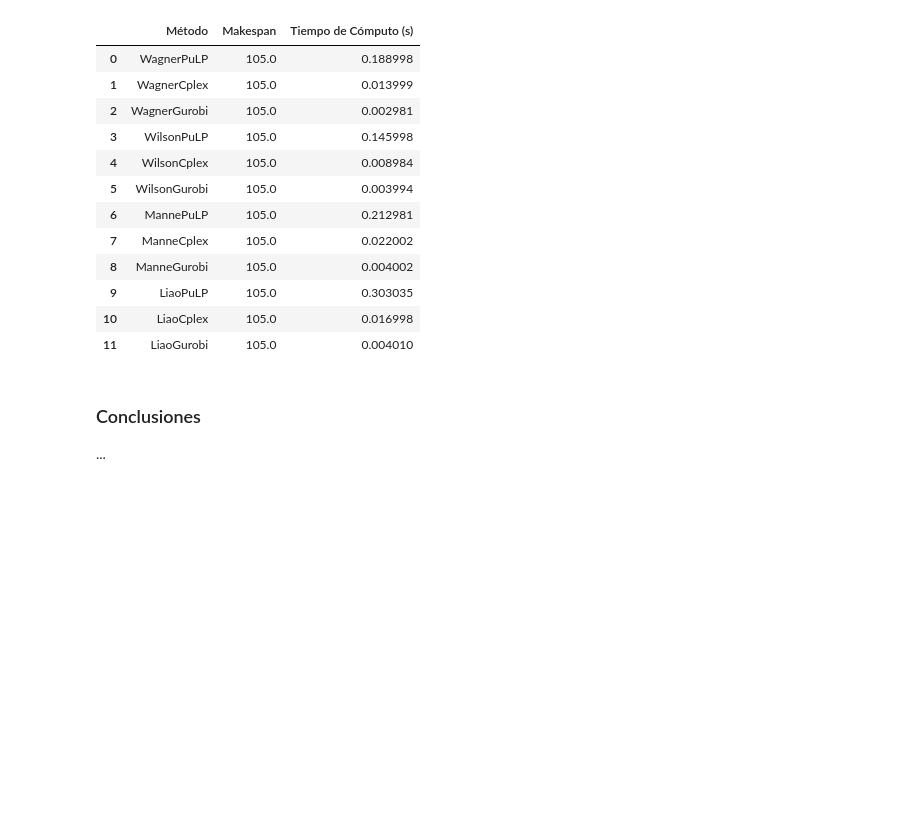
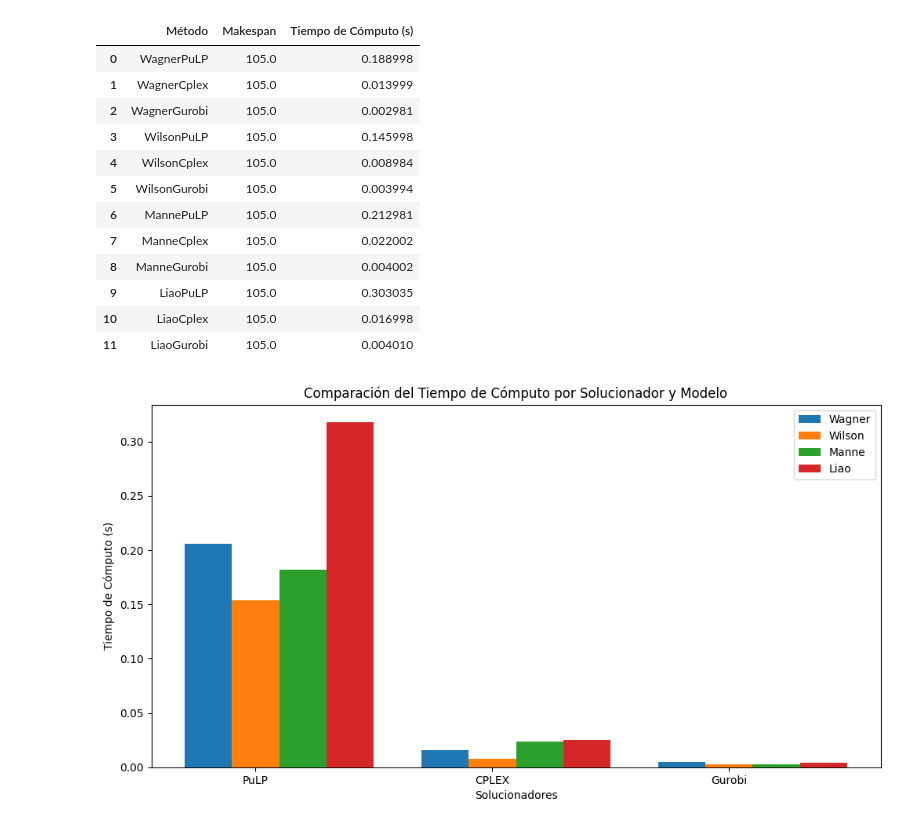
Before and after one commit to Luis-Valenzuela-Concha/Tarea3-Optimizacion, a Jupyter notebook: Tarea3.ipynb, the cells around one changed output. Saved outputs shown, nothing was run; the diff lists cells and outputs as text; code cells hidden in the pictures; blank space fills up the shorter version.

Commit message:
add grafica y conclusion

```diff
--- a/Tarea3.ipynb
+++ b/Tarea3.ipynb
@@ -1298,6 +1308,27 @@ df
 | 9 | LiaoPuLP | 105.0 | 0.303035 |
 | 10 | LiaoCplex | 105.0 | 0.016998 |
 | 11 | LiaoGurobi | 105.0 | 0.004010 |
-# %% [markdown]
-### Conclusiones
-...
+# %%
+import matplotlib.pyplot as plt
+
+# Datos de tiempo de cómputo
+tiempos = {
+    "Wagner": [0.206, 0.016, 0.005],
+    "Wilson": [0.154, 0.008, 0.003],
+    "Manne": [0.182, 0.024, 0.003],
+    "Liao": [0.318, 0.025, 0.004]
+}
+solucionadores = ["PuLP", "CPLEX", "Gurobi"]
+
+# Gráfico de Barras para Comparar el Tiempo de Cómputo
+plt.figure(figsize=(12, 6))
+for i, modelo in enumerate(tiempos):
+    plt.bar([x + i*0.2 for x in range(len(solucionadores))], tiempos[modelo], width=0.2, label=modelo)
+plt.xticks([r + 0.2 for r in range(len(solucionadores))], solucionadores)
+plt.ylabel("Tiempo de Cómputo (s)")
+plt.xlabel("Solucionadores")
+plt.title("Comparación del Tiempo de Cómputo por Solucionador y Modelo")
+plt.legend()
+plt.show()
+# %% [output]
+[figure, added]
```
Also changed, not shown: parts of 11 cells of this notebook.
